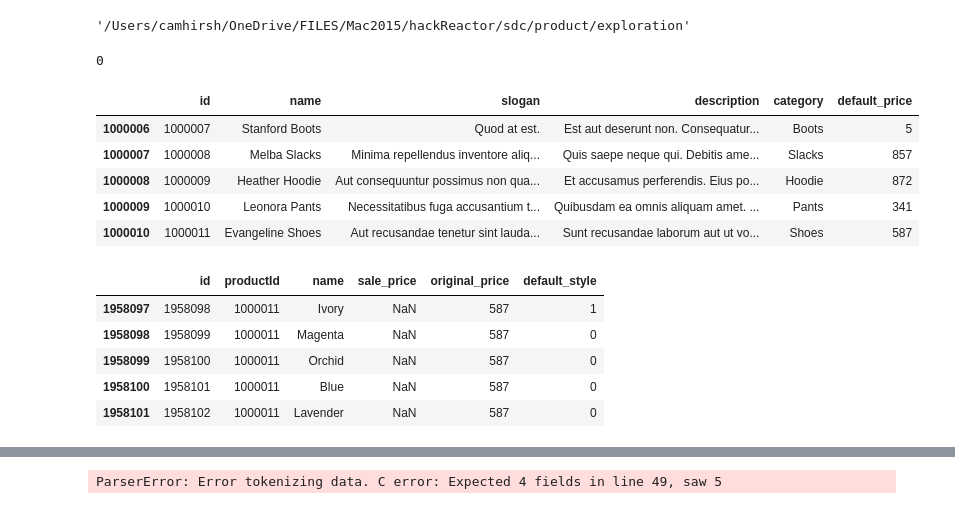
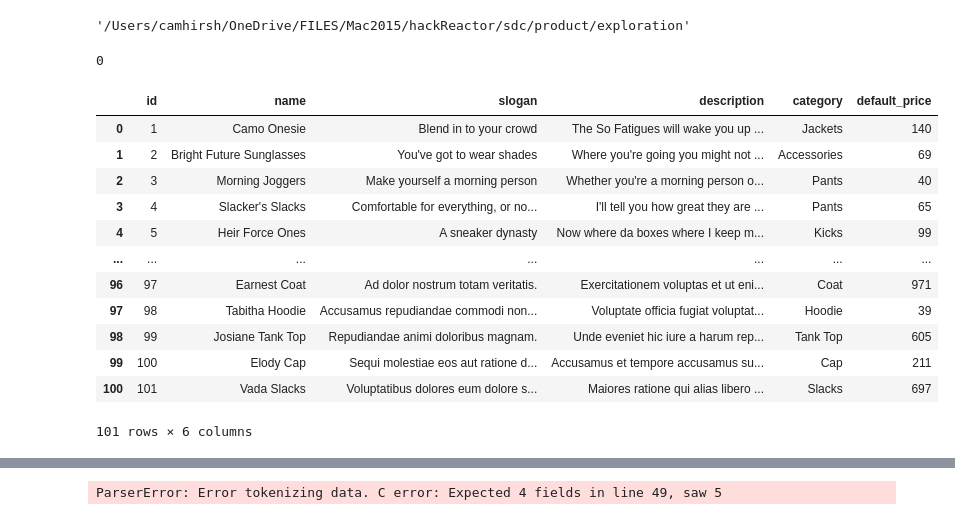
Before and after one commit to rpp2205-sdc-karakum/product, a Jupyter notebook: exploration/data_exploration.ipynb, the cells around one changed output, grey strips where cells are left out. Saved outputs shown, nothing was run; the diff lists cells and outputs as text; code cells hidden in the pictures.

```diff
--- a/exploration/data_exploration.ipynb
+++ b/exploration/data_exploration.ipynb
@@ -4,18 +4,25 @@ import pandas as pd
 pwd
 # %% [output]
 '/Users/camhirsh/OneDrive/FILES/Mac2015/hackReactor/sdc/product/exploration'
-# %%
-400000 % 200000
-# %% [output]
-0
+# %%
+400000 % 200000
+# %% [output]
+0
 # %%
 product_df = pd.read_csv('../assets/product.csv')
 # %%
-product_df.tail()
+product_df.head(101)
 # %% [output]
 |  | id | name | slogan | description | category | default_price |
-| 1000006 | 1000007 | Stanford Boots | Quod at est. | Est aut deserunt non. Consequatur... | Boots | 5 |
-| 1000007 | 1000008 | Melba Slacks | Minima repellendus inventore aliq... | Quis saepe neque qui. Debitis ame... | Slacks | 857 |
-| 1000008 | 1000009 | Heather Hoodie | Aut consequuntur possimus non qua... | Et accusamus perferendis. Eius po... | Hoodie | 872 |
-| 1000009 | 1000010 | Leonora Pants | Necessitatibus fuga accusantium t... | Quibusdam ea omnis aliquam amet. ... | Pants | 341 |
-| 1000010 | 1000011 | Evangeline Shoes | Aut recusandae tenetur sint lauda... | Sunt recusandae laborum aut ut vo... | Shoes | 587 |
+| 0 | 1 | Camo Onesie | Blend in to your crowd | The So Fatigues will wake you up ... | Jackets | 140 |
+| 1 | 2 | Bright Future Sunglasses | You've got to wear shades | Where you're going you might not ... | Accessories | 69 |
+| 2 | 3 | Morning Joggers | Make yourself a morning person | Whether you're a morning person o... | Pants | 40 |
+| 3 | 4 | Slacker's Slacks | Comfortable for everything, or no... | I'll tell you how great they are ... | Pants | 65 |
+| 4 | 5 | Heir Force Ones | A sneaker dynasty | Now where da boxes where I keep m... | Kicks | 99 |
+| ... | ... | ... | ... | ... | ... | ... |
+| 96 | 97 | Earnest Coat | Ad dolor nostrum totam veritatis. | Exercitationem voluptas et ut eni... | Coat | 971 |
+| 97 | 98 | Tabitha Hoodie | Accusamus repudiandae commodi non... | Voluptate officia fugiat voluptat... | Hoodie | 39 |
+| 98 | 99 | Josiane Tank Top | Repudiandae animi doloribus magnam. | Unde eveniet hic iure a harum rep... | Tank Top | 605 |
+| 99 | 100 | Elody Cap | Sequi molestiae eos aut ratione d... | Accusamus et tempore accusamus su... | Cap | 211 |
+| 100 | 101 | Vada Slacks | Voluptatibus dolores eum dolore s... | Maiores ratione qui alias libero ... | Slacks | 697 |
+101 rows × 6 columns
@@ -24,9 +28,0 @@ styles_df = pd.read_csv('../assets/styles.csv')
-# %%
-styles_df.tail()
-# %% [output]
-|  | id | productId | name | sale_price | original_price | default_style |
-| 1958097 | 1958098 | 1000011 | Ivory | NaN | 587 | 1 |
-| 1958098 | 1958099 | 1000011 | Magenta | NaN | 587 | 0 |
-| 1958099 | 1958100 | 1000011 | Orchid | NaN | 587 | 0 |
-| 1958100 | 1958101 | 1000011 | Blue | NaN | 587 | 0 |
-| 1958101 | 1958102 | 1000011 | Lavender | NaN | 587 | 0 |
```
Also changed, not shown: parts of 7 cells of this notebook, 7 other files.
